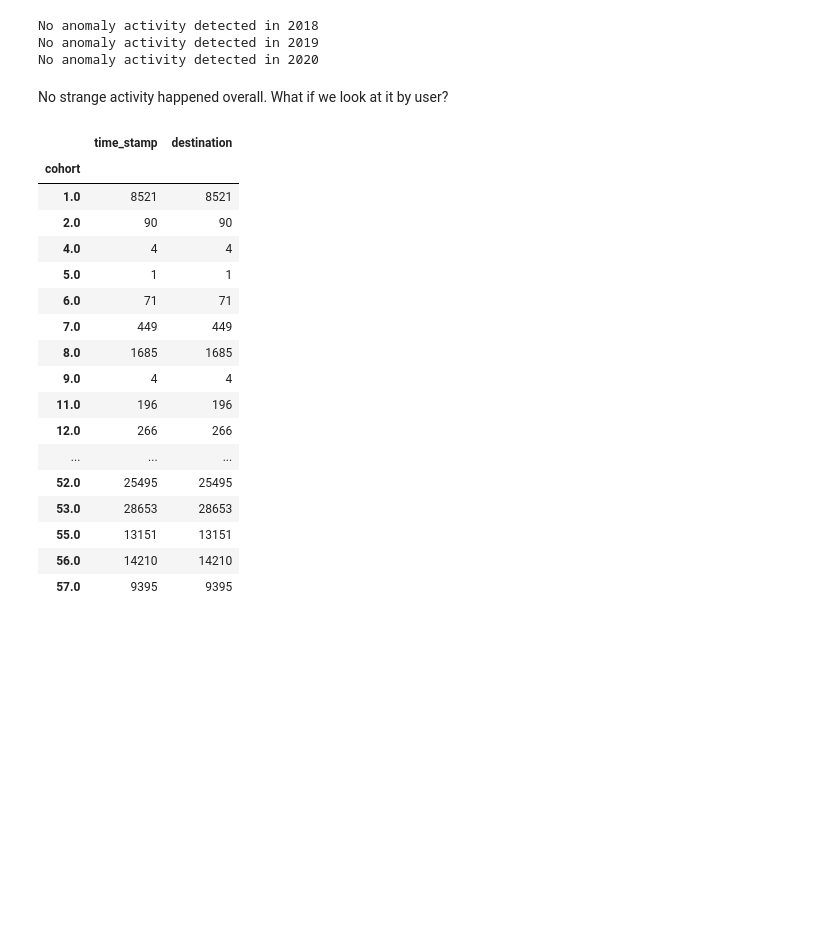
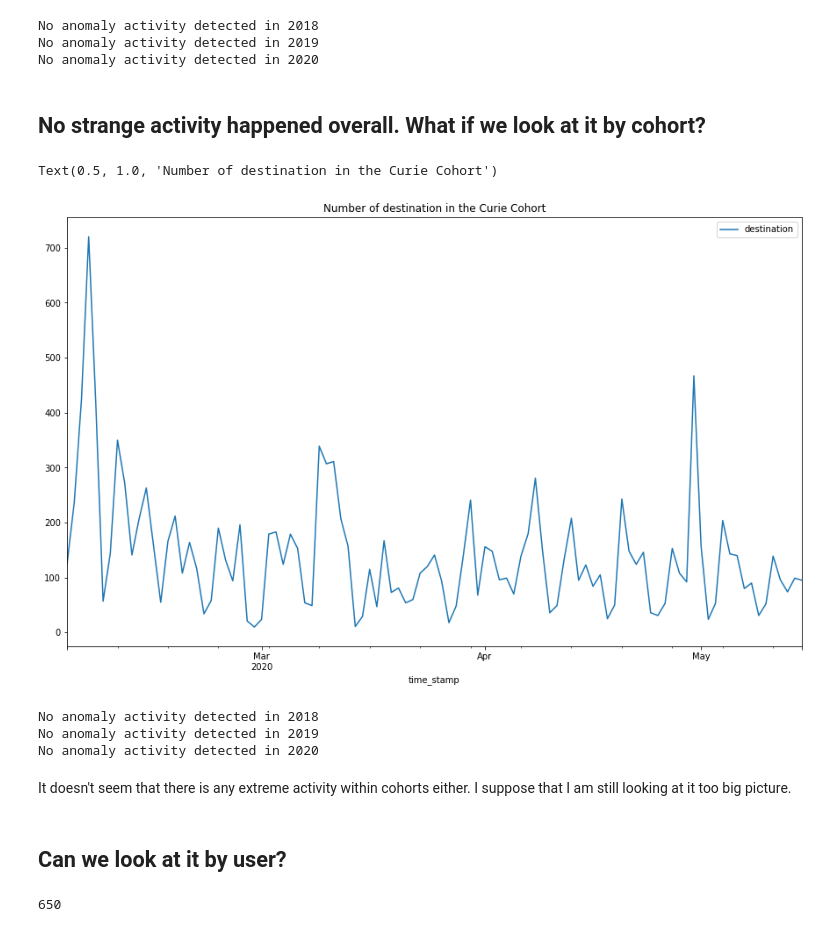
Before and after one commit to guedanie/anomaly_detection, a Jupyter notebook: time_series_anomaly_detection.ipynb, the cells around one changed output. Cells and saved outputs as stored; diff of their text form; code cells hidden in the pictures; blank space fills up the shorter version.

Commit message:
finished analysing cohort and user activity:

```diff
--- a/time_series_anomaly_detection.ipynb
+++ b/time_series_anomaly_detection.ipynb
@@ -190,6 +220,4 @@ No anomaly activity detected in 2018
 No anomaly activity detected in 2019
 No anomaly activity detected in 2020
 # %% [markdown]
-No strange activity happened overall. What if we look at it by user?
+## No strange activity happened overall. What if we look at it by cohort?
-# %%
-logs.cohort = logs.cohort.astype("object")
@@ -200,21 +224,52 @@ df.cohort = df.cohort.astype("object")
-# %%
-df.groupby("cohort")[["time_stamp", "destination"]].count()
-# %% [output]
-|  | time_stamp | destination |
-| cohort |  |  |
-| 1.0 | 8521 | 8521 |
-| 2.0 | 90 | 90 |
-| 4.0 | 4 | 4 |
-| 5.0 | 1 | 1 |
-| 6.0 | 71 | 71 |
-| 7.0 | 449 | 449 |
-| 8.0 | 1685 | 1685 |
-| 9.0 | 4 | 4 |
-| 11.0 | 196 | 196 |
-| 12.0 | 266 | 266 |
-| ... | ... | ... |
-| 52.0 | 25495 | 25495 |
-| 53.0 | 28653 | 28653 |
-| 55.0 | 13151 | 13151 |
-| 56.0 | 14210 | 14210 |
-| 57.0 | 9395 | 9395 |
+# %%
+logs[logs.cohort == 55].groupby("time_stamp")[["destination"]].count().resample("D").sum().plot.line(figsize=(15,9))
+plt.title("Number of destination in the Curie Cohort")
+# %% [output]
+Text(0.5, 1.0, 'Number of destination in the Curie Cohort')
+[figure, added]
+# %%
+df = pd.DataFrame()
+cohorts = logs.cohort.value_counts().index.sort_values()
+cohort = 0
+active = True
+while active:
+    if cohort < cohorts.shape[0]:
+        test = logs[logs.cohort == cohorts[cohort]].groupby("time_stamp")[["destination"]].count().resample("D").sum()
+        value = create_pct_b(test, "destination", 2)
+        value["cohort"] = cohorts[cohort]
+        df = pd.concat([df, value])
+        cohort += 1
+        if df.pct_b[-1] > 1:
+            print(f'There is a high anomaly detected in cohort {cohorts[cohort]} on {df.iloc[-1].name}')
+        elif df.pct_b[-1] < 0:
+            print(f'There is a low anomaly detected in cohort {cohorts[cohort]} on {df.iloc[-1].name}')
+    else:
+        active = False
+
+years = ["2018", "2019", "2020"]
+for col in years:
+    if (df_1.pct_b > 1).sum() == 0:
+        print(f"No anomaly activity detected in {col}")
+    elif (df_1.pct_b > 1).sum() > 0:
+        print()
+        print(f"Suscicious report(s) in {col}:")
+        print("-------")
+        print(f"Number of high reports: {df[col][df[col].pct_b >= 1].shape[0]}")
+        print(df[col][df[col].pct_b >= 1][["cohort","target_variable", "pct_b"]])
+        print()
+        print(f"Number of high reports: {df[col][df[col].pct_b >= 1].shape[0]}")
+        print(df[col][df[col].pct_b < 0][["cohort","target_variable", "pct_b"]])
+        print()
+# %% [output]
+No anomaly activity detected in 2018
+No anomaly activity detected in 2019
+No anomaly activity detected in 2020
+# %% [markdown]
+It doesn't seem that there is any extreme activity within cohorts either. I suppose that I am still looking at it too big picture.
+# %% [markdown]
+## Can we look at it by user?
+# %%
+# How many users are there?
+logs.user_id.unique().shape[0]
+# %% [output]
+650
```
Also changed, not shown: parts of 11 cells of this notebook.
